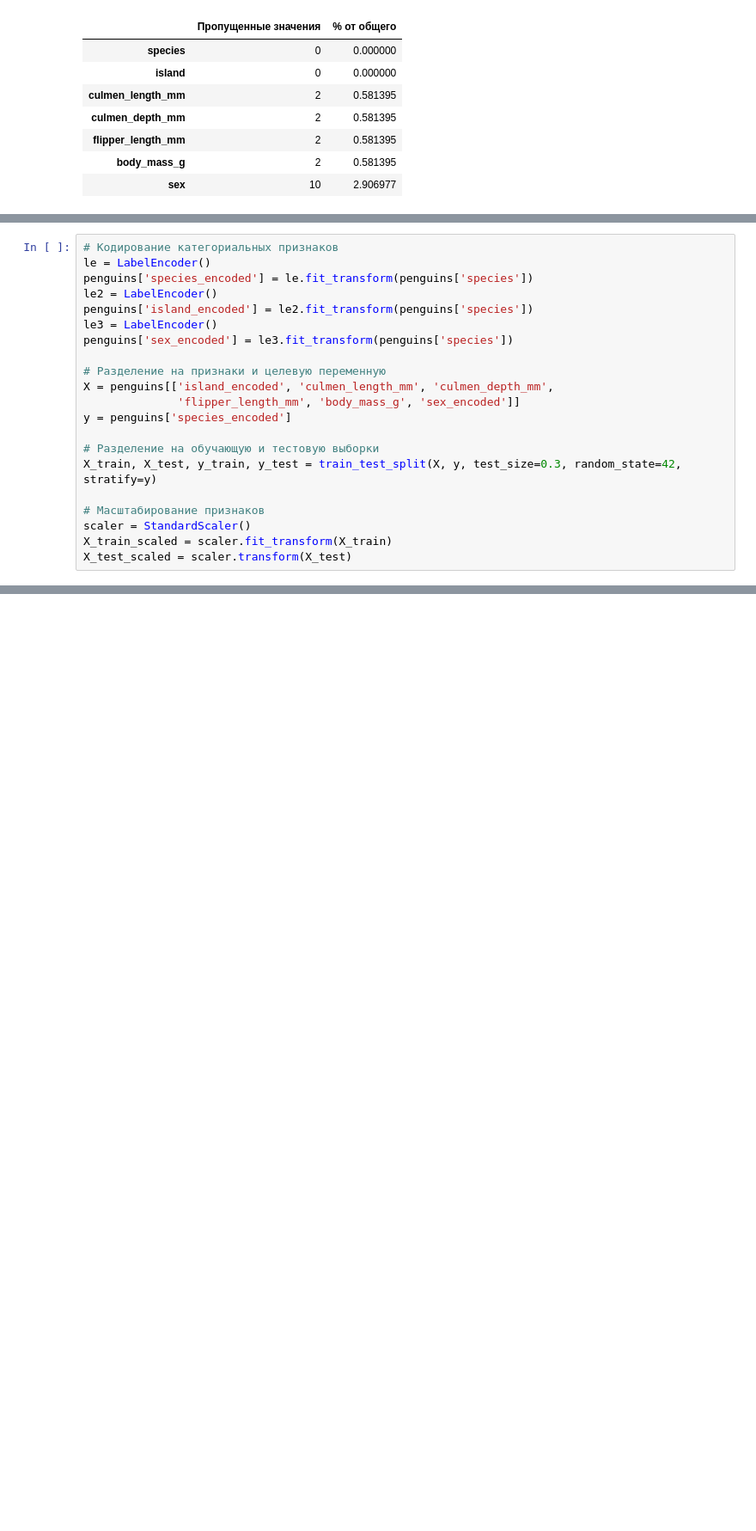
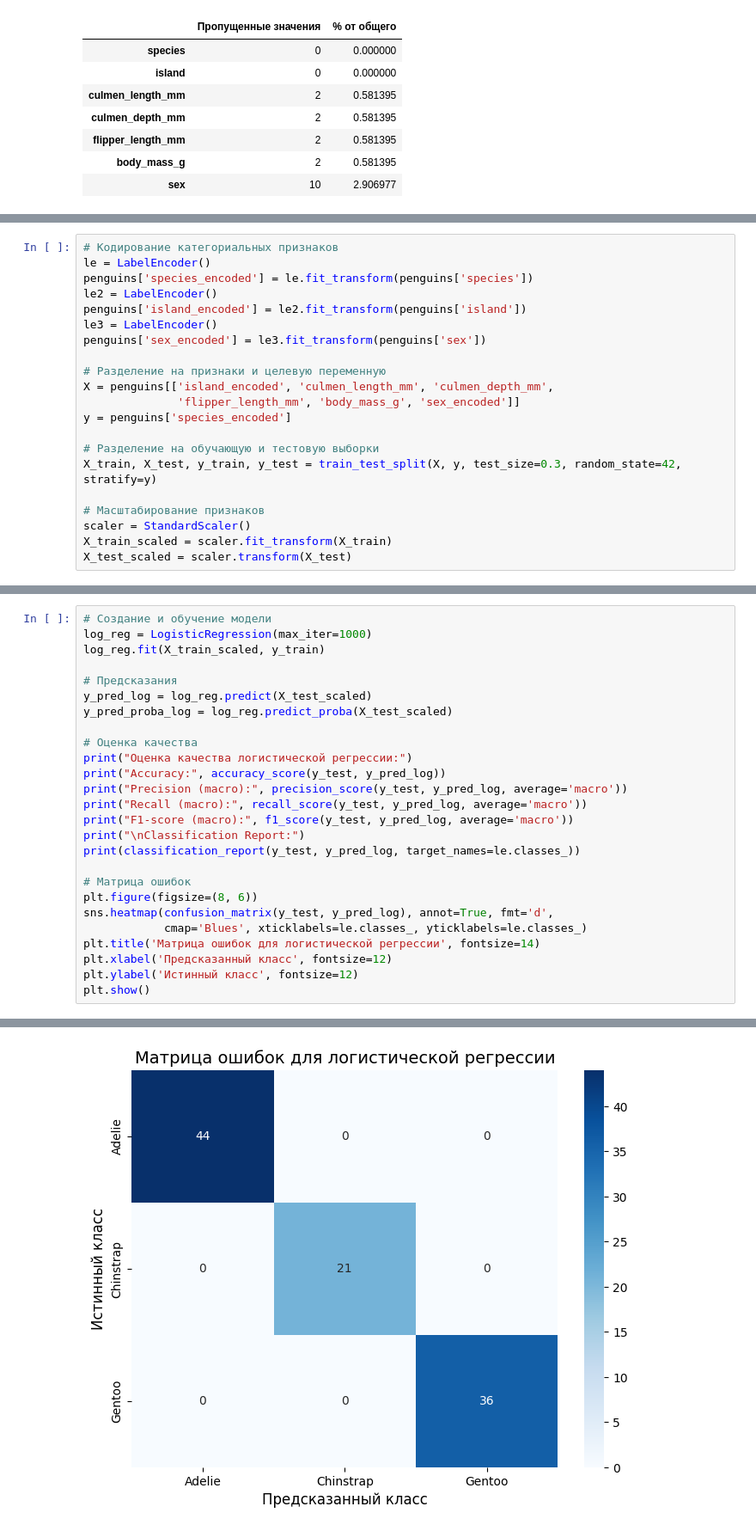
Before and after one commit to KabanovDI/HomeWork, a Jupyter notebook: Project.ipynb, the cells around one changed output, grey strips where cells are left out. Shown at 86% size. Drawn from its saved outputs; the diff is of its cells as text; blank space fills up the shorter version.

```diff
--- a/Project.ipynb
+++ b/Project.ipynb
@@ -163,9 +181,9 @@ plt.show()
 le = LabelEncoder()
 penguins['species_encoded'] = le.fit_transform(penguins['species'])
 le2 = LabelEncoder()
-penguins['island_encoded'] = le2.fit_transform(penguins['species'])
+penguins['island_encoded'] = le2.fit_transform(penguins['island'])
 le3 = LabelEncoder()
-penguins['sex_encoded'] = le3.fit_transform(penguins['species'])
+penguins['sex_encoded'] = le3.fit_transform(penguins['sex'])
 
 # Разделение на признаки и целевую переменную
 X = penguins[['island_encoded', 'culmen_length_mm', 'culmen_depth_mm',
@@ -181,0 +202,27 @@ X_test_scaled = scaler.transform(X_test)
+# %%
+# Создание и обучение модели
+log_reg = LogisticRegression(max_iter=1000)
+log_reg.fit(X_train_scaled, y_train)
+
+# Предсказания
+y_pred_log = log_reg.predict(X_test_scaled)
+y_pred_proba_log = log_reg.predict_proba(X_test_scaled)
+
+# Оценка качества
+print("Оценка качества логистической регрессии:")
+print("Accuracy:", accuracy_score(y_test, y_pred_log))
+print("Precision (macro):", precision_score(y_test, y_pred_log, average='macro'))
+print("Recall (macro):", recall_score(y_test, y_pred_log, average='macro'))
+print("F1-score (macro):", f1_score(y_test, y_pred_log, average='macro'))
+print("\nClassification Report:")
+print(classification_report(y_test, y_pred_log, target_names=le.classes_))
+
+# Матрица ошибок
+plt.figure(figsize=(8, 6))
+sns.heatmap(confusion_matrix(y_test, y_pred_log), annot=True, fmt='d',
+            cmap='Blues', xticklabels=le.classes_, yticklabels=le.classes_)
+plt.title('Матрица ошибок для логистической регрессии', fontsize=14)
+plt.xlabel('Предсказанный класс', fontsize=12)
+plt.ylabel('Истинный класс', fontsize=12)
+plt.show()
+# %% [output]
@@ -181,0 +245 @@ X_test_scaled = scaler.transform(X_test)
+[figure, added]
```
Also changed, not shown: parts of 28 cells of this notebook.
